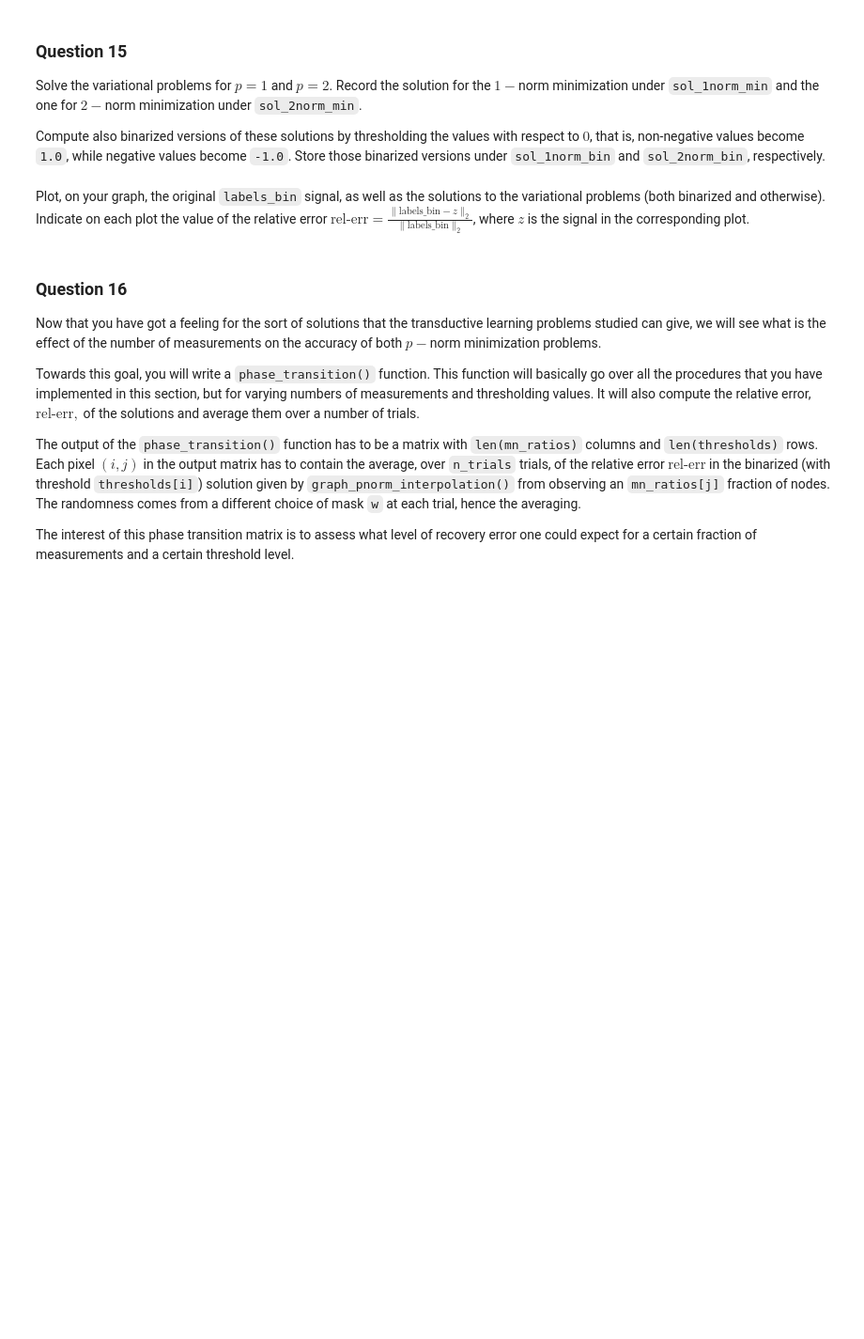
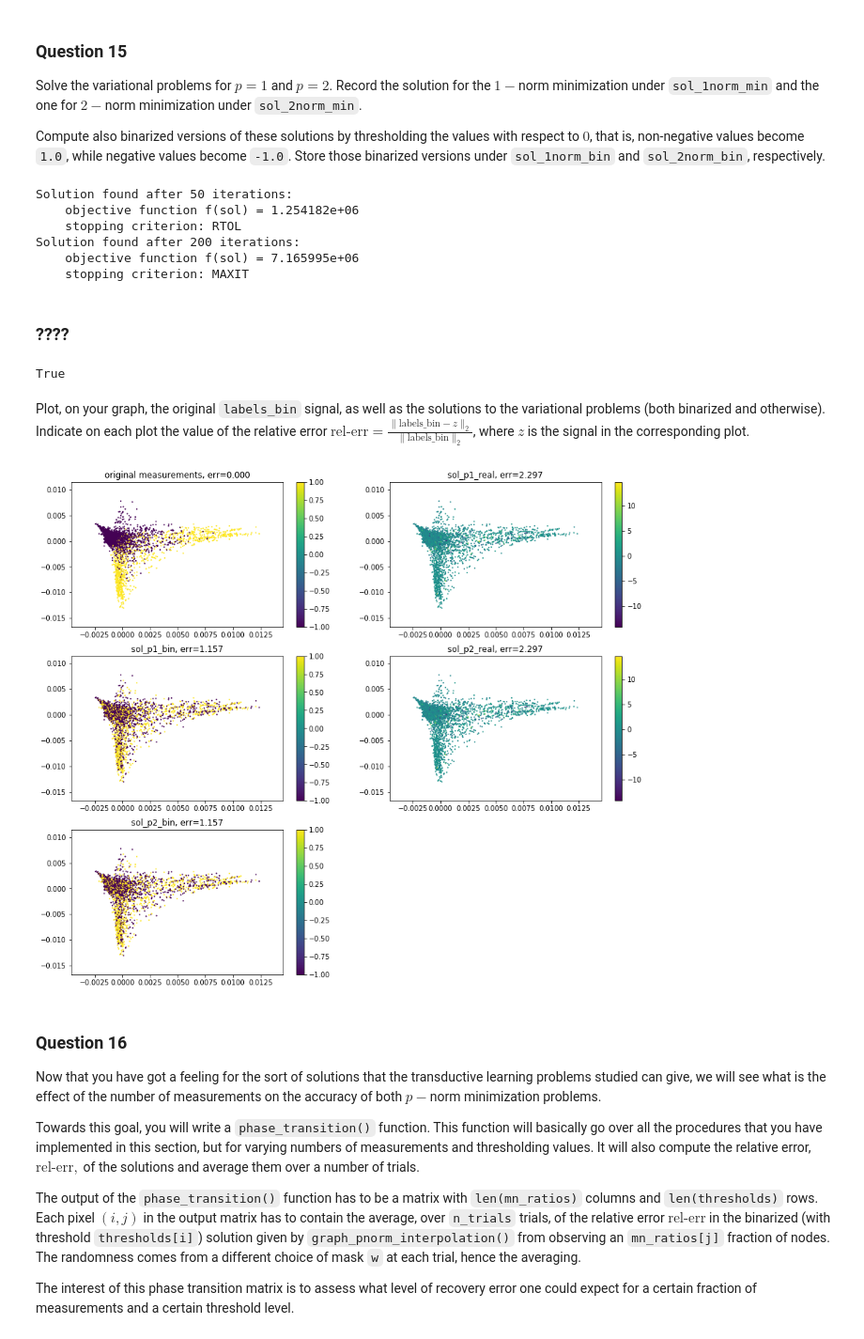
Before and after one commit to isabelaconstantin/wikinet, a Jupyter notebook: milestone4/4_graph_signal_processing.ipynb, the cells around one changed output. Shown at 94% size. Saved outputs shown, nothing was run; the diff lists cells and outputs as text; code cells hidden in the pictures; blank space fills up the shorter version.

```diff
--- a/milestone4/4_graph_signal_processing.ipynb
+++ b/milestone4/4_graph_signal_processing.ipynb
@@ -631,6 +683,8 @@ _Hint:_ remember you have already computed the mask `w`.
 # %%
 def P(a):
     # Your code here.
+    b = a.copy()
+    b[np.where(w==1)] = labels_bin[np.where(w==1)]
     return b
 # %% [markdown]
 ### Question 15
@@ -651,5 +695,39 @@ sol_2norm_bin = # Your code here.
+# %%
+x0 = np.random.randn(n_nodes) # note: this is the "default" in the black box function
+sol_1norm_min = graph_pnorm_interpolation(gradient = gradient, P=P,x0=x0 , p=1.0 )
+
+sol_2norm_min = graph_pnorm_interpolation(gradient = gradient, P=P,x0=x0 , p=2.0 )
+# %% [output]
+Solution found after 50 iterations:
+    objective function f(sol) = 1.254182e+06
+    stopping criterion: RTOL
+Solution found after 200 iterations:
+    objective function f(sol) = 7.165995e+06
+    stopping criterion: MAXIT
+# %% [markdown]
+### ????
+# %%
+(sol_2norm_min == sol_1norm_min).all()
+# %% [output]
+True
+# %%
+threshold = 0
+
+sol_1norm_bin = np.array([1.0 if sol_1norm_min[i] >= threshold else -1.0 for i in range(n_nodes)])
+
+sol_2norm_bin = np.array([1.0 if sol_2norm_min[i] >= threshold else -1.0 for i in range(n_nodes)])
 # %% [markdown]
 Plot, on your graph, the original `labels_bin` signal, as well as the solutions to the variational problems (both binarized and otherwise). Indicate on each plot the value of the relative error $\text{rel-err} = \frac{\|\text{labels_bin} - z\|_2}{\|\text{labels_bin}\|_2}$, where $z$ is the signal in the corresponding plot.
+# %%
+z_list = [labels_bin, sol_1norm_min, sol_1norm_bin, sol_2norm_min, sol_2norm_bin]
+z_names = ['original measurements', 'sol_p1_real','sol_p1_bin','sol_p2_real', 'sol_p2_bin']
+# %%
+c = coords
+plt.figure(figsize=(15,13))
+for i, (z, name) in enumerate(zip(z_list, z_names)):
+    plt.subplot(3,2,i+1); plot_graph(graph, c, z); plt.title(f'{name}, err={rel_err(labels_bin, z):.3f}')
+# %% [output]
+[figure, added]
 # %% [markdown]
 ### Question 16
 
```
Also changed, not shown: parts of 29 cells of this notebook.
